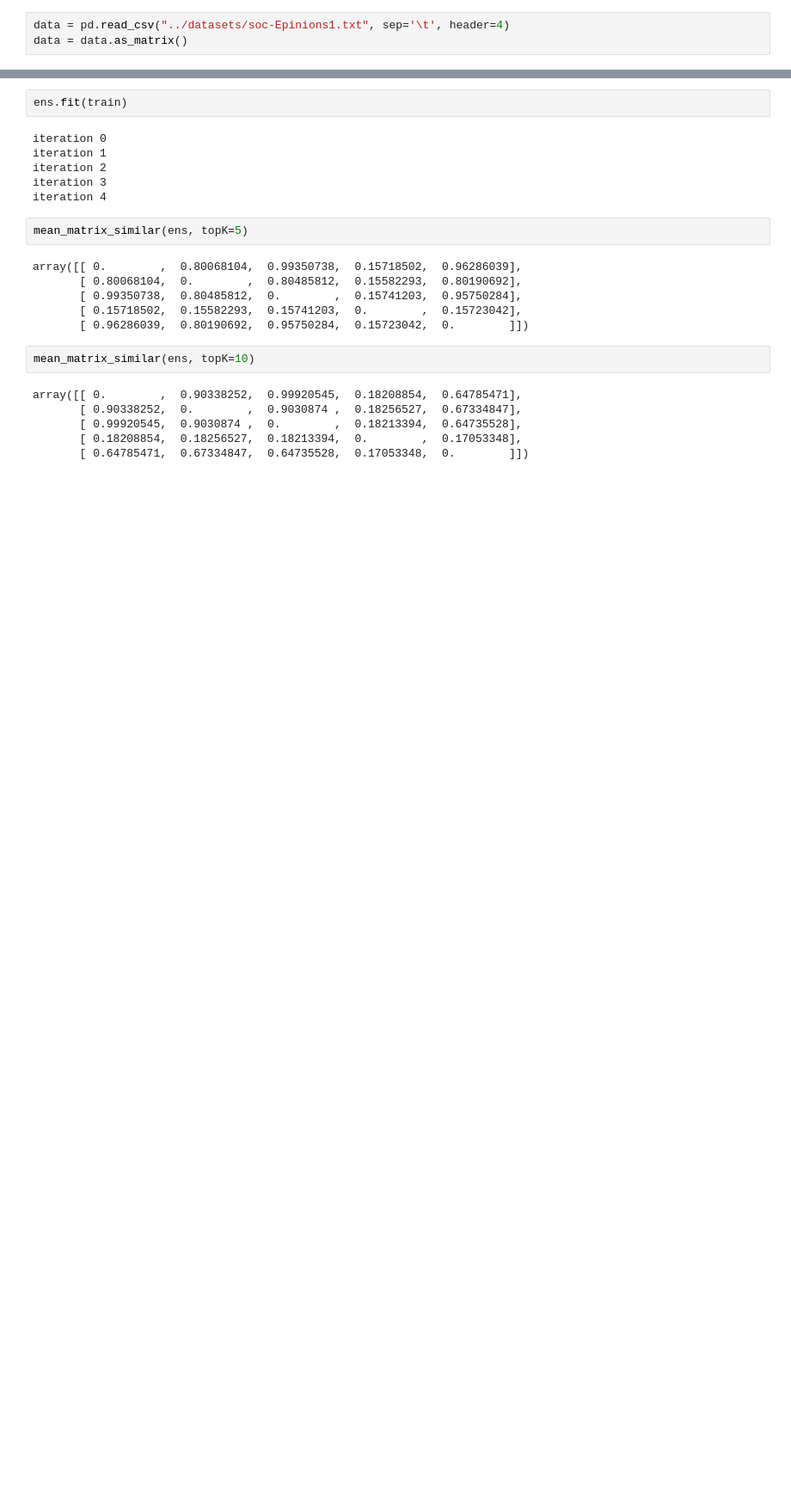
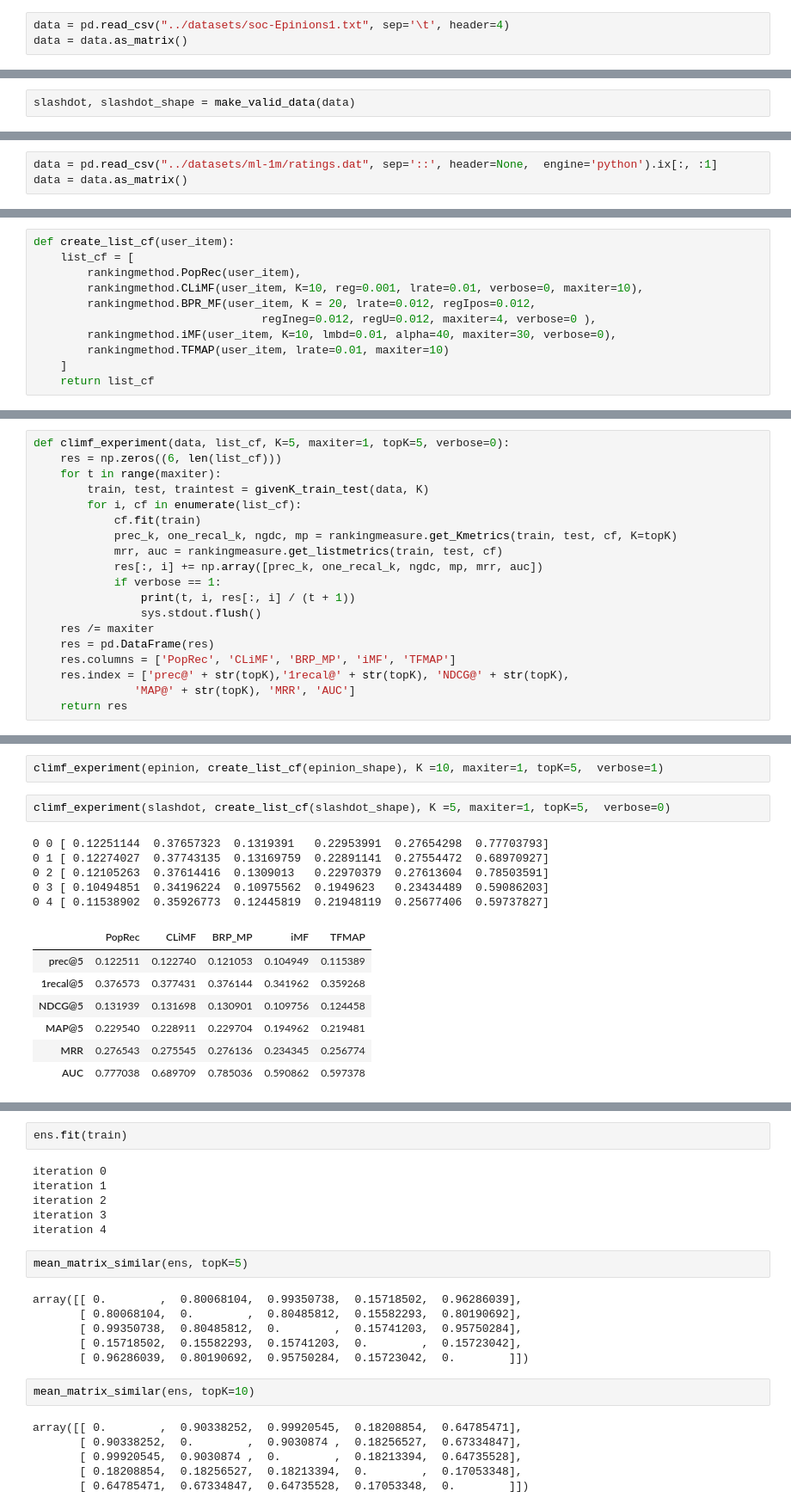
Before and after one commit to egorkudr1/diploma, a Jupyter notebook: rank_experiments.ipynb, the cells around one changed output, grey strips where cells are left out. Shown at 86% size. Cells and saved outputs as stored; diff of their text form; blank space fills up the shorter version.

```diff
--- a/rank_experiments.ipynb
+++ b/rank_experiments.ipynb
@@ -597,0 +32,2 @@ ens = ensemble(list_cf, verbose=1)
+# %%
+slashdot, slashdot_shape = make_valid_data(data)
@@ -597,0 +39,3 @@ ens = ensemble(list_cf, verbose=1)
+# %%
+data = pd.read_csv("../datasets/ml-1m/ratings.dat", sep='::', header=None,  engine='python').ix[:, :1]
+data = data.as_matrix()
@@ -597,0 +46,11 @@ ens = ensemble(list_cf, verbose=1)
+# %%
+def create_list_cf(user_item):
+    list_cf = [
+        rankingmethod.PopRec(user_item),
+        rankingmethod.CLiMF(user_item, K=10, reg=0.001, lrate=0.01, verbose=0, maxiter=10),
+        rankingmethod.BPR_MF(user_item, K = 20, lrate=0.012, regIpos=0.012,
+                                  regIneg=0.012, regU=0.012, maxiter=4, verbose=0 ),
+        rankingmethod.iMF(user_item, K=10, lmbd=0.01, alpha=40, maxiter=30, verbose=0),
+        rankingmethod.TFMAP(user_item, lrate=0.01, maxiter=10)
+    ]
+    return list_cf
@@ -597,0 +59,19 @@ ens = ensemble(list_cf, verbose=1)
+# %%
+def climf_experiment(data, list_cf, K=5, maxiter=1, topK=5, verbose=0):
+    res = np.zeros((6, len(list_cf)))
+    for t in range(maxiter):
+        train, test, traintest = givenK_train_test(data, K)
+        for i, cf in enumerate(list_cf):
+            cf.fit(train)
+            prec_k, one_recal_k, ngdc, mp = rankingmeasure.get_Kmetrics(train, test, cf, K=topK)
+            mrr, auc = rankingmeasure.get_listmetrics(train, test, cf)
+            res[:, i] += np.array([prec_k, one_recal_k, ngdc, mp, mrr, auc])
+            if verbose == 1:
+                print(t, i, res[:, i] / (t + 1))
+                sys.stdout.flush()
+    res /= maxiter
+    res = pd.DataFrame(res)
+    res.columns = ['PopRec', 'CLiMF', 'BRP_MP', 'iMF', 'TFMAP']
+    res.index = ['prec@' + str(topK),'1recal@' + str(topK), 'NDCG@' + str(topK),
+               'MAP@' + str(topK), 'MRR', 'AUC']
+    return res
@@ -597,0 +86,17 @@ ens = ensemble(list_cf, verbose=1)
+# %%
+climf_experiment(epinion, create_list_cf(epinion_shape), K =10, maxiter=1, topK=5,  verbose=1)
+# %%
+climf_experiment(slashdot, create_list_cf(slashdot_shape), K =5, maxiter=1, topK=5,  verbose=0)
+# %% [output]
+0 0 [ 0.12251144  0.37657323  0.1319391   0.22953991  0.27654298  0.77703793]
+0 1 [ 0.12274027  0.37743135  0.13169759  0.22891141  0.27554472  0.68970927]
+0 2 [ 0.12105263  0.37614416  0.1309013   0.22970379  0.27613604  0.78503591]
+0 3 [ 0.10494851  0.34196224  0.10975562  0.1949623   0.23434489  0.59086203]
+0 4 [ 0.11538902  0.35926773  0.12445819  0.21948119  0.25677406  0.59737827]
+|  | PopRec | CLiMF | BRP_MP | iMF | TFMAP |
+| prec@5 | 0.122511 | 0.122740 | 0.121053 | 0.104949 | 0.115389 |
+| 1recal@5 | 0.376573 | 0.377431 | 0.376144 | 0.341962 | 0.359268 |
+| NDCG@5 | 0.131939 | 0.131698 | 0.130901 | 0.109756 | 0.124458 |
+| MAP@5 | 0.229540 | 0.228911 | 0.229704 | 0.194962 | 0.219481 |
+| MRR | 0.276543 | 0.275545 | 0.276136 | 0.234345 | 0.256774 |
+| AUC | 0.777038 | 0.689709 | 0.785036 | 0.590862 | 0.597378 |
```
Also changed, not shown: parts of 101 cells of this notebook, 5 other files.
